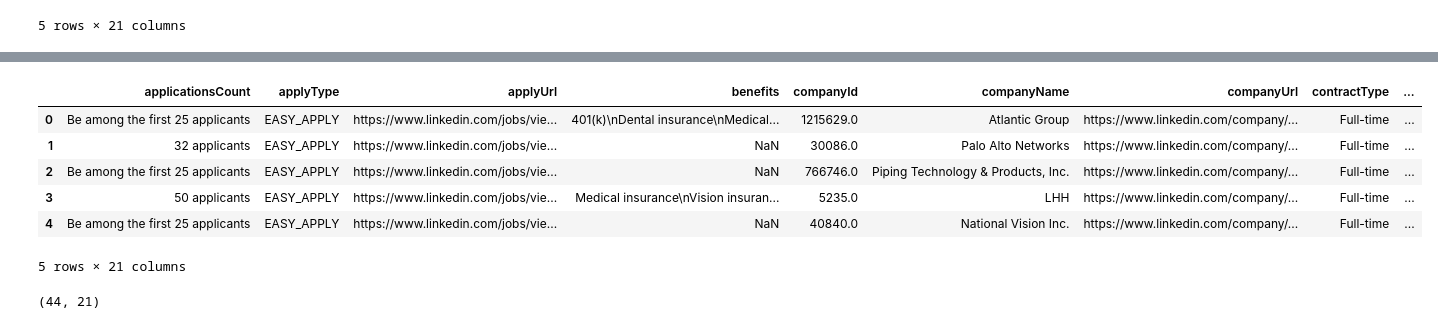
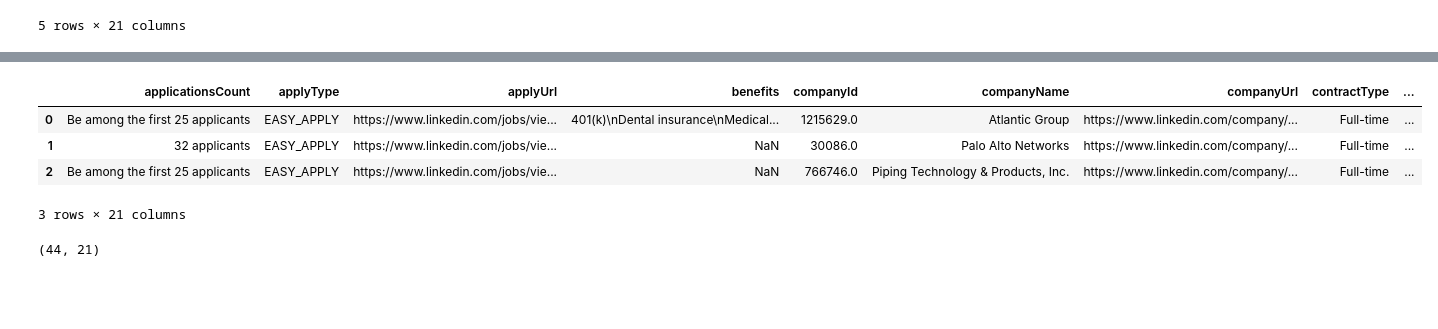
Before and after one commit to yuanchenGH/job_market_insights, a Jupyter notebook: job_preprocessing_fin.ipynb, the cells around one changed output, grey strips where cells are left out. Saved outputs shown, nothing was run; the diff lists cells and outputs as text; code cells hidden in the pictures; blank space fills up the shorter version.

```diff
--- a/job_preprocessing_fin.ipynb
+++ b/job_preprocessing_fin.ipynb
@@ -43,15 +43,13 @@ Data columns (total 21 columns):
 dtypes: float64(1), int64(1), object(19)
 memory usage: 113.0+ KB
 # %%
-df0.head()
+df0.head(3)
 # %% [output]
 |  | applicationsCount | applyType | applyUrl | benefits | companyId | companyName | companyUrl | contractType | ... |
 | 0 | Be among the first 25 applicants | EASY_APPLY | https://www.linkedin.com/jobs/vie... | 401(k)\nDental insurance\nMedical... | 1215629.0 | Atlantic Group | https://www.linkedin.com/company/... | Full-time | ... |
 | 1 | 32 applicants | EASY_APPLY | https://www.linkedin.com/jobs/vie... | NaN | 30086.0 | Palo Alto Networks | https://www.linkedin.com/company/... | Full-time | ... |
 | 2 | Be among the first 25 applicants | EASY_APPLY | https://www.linkedin.com/jobs/vie... | NaN | 766746.0 | Piping Technology & Products, Inc. | https://www.linkedin.com/company/... | Full-time | ... |
-| 3 | 50 applicants | EASY_APPLY | https://www.linkedin.com/jobs/vie... | Medical insurance\nVision insuran... | 5235.0 | LHH | https://www.linkedin.com/company/... | Full-time | ... |
-| 4 | Be among the first 25 applicants | EASY_APPLY | https://www.linkedin.com/jobs/vie... | NaN | 40840.0 | National Vision Inc. | https://www.linkedin.com/company/... | Full-time | ... |
-5 rows × 21 columns
+3 rows × 21 columns
 # %%
 dupes = df0[df0.duplicated(subset=['applyUrl'], keep=False)]
 print(dupes.shape)
```
Also changed, not shown: parts of 25 cells of this notebook, 9 other files.
